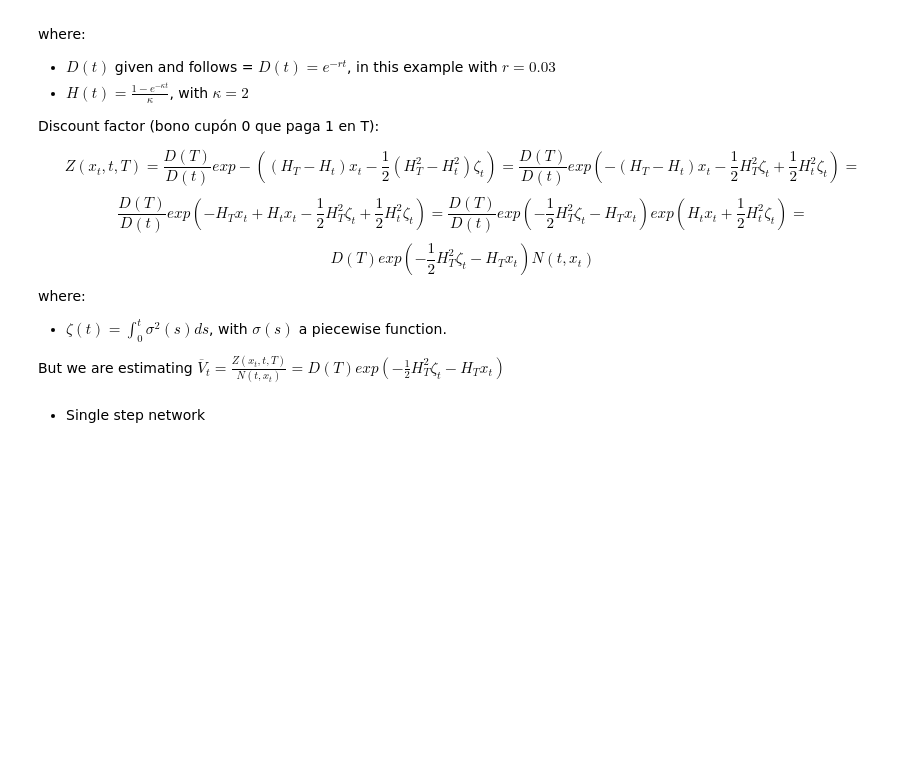
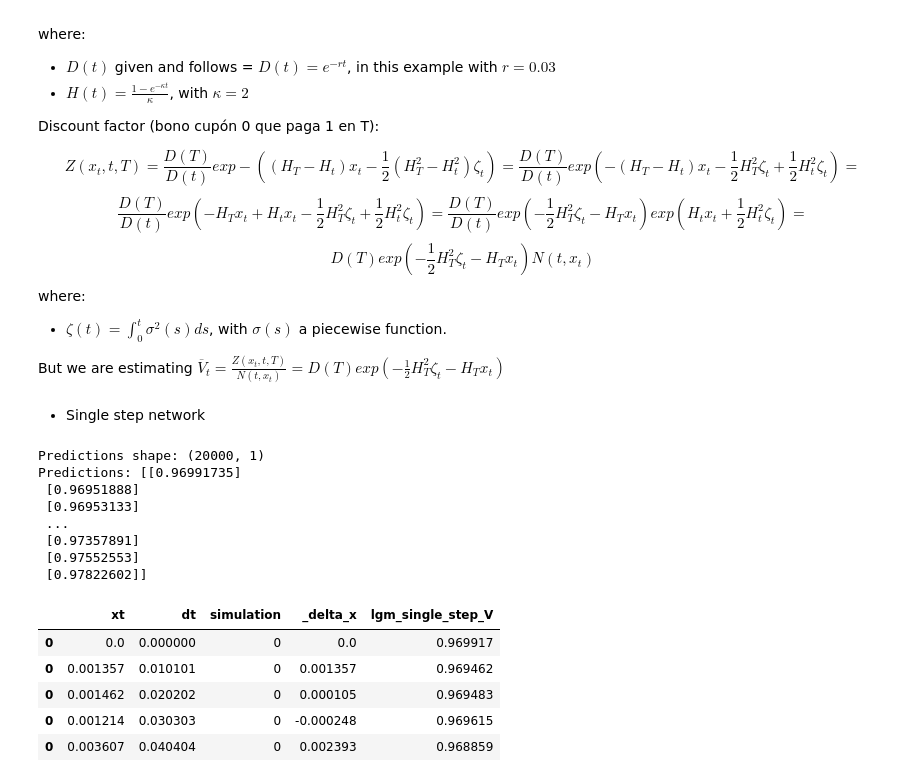
Before and after one commit to borjaf696/LGM_BFSDE, a Jupyter notebook: notebooks/simulation_zero_bound.ipynb, the cells around one changed output. Cells and saved outputs as stored; diff of their text form; code cells hidden in the pictures; blank space fills up the shorter version.

```diff
--- a/notebooks/simulation_zero_bound.ipynb
+++ b/notebooks/simulation_zero_bound.ipynb
@@ -401,34 +429,50 @@ df_x['simulation'] = df_x_tmp.explode('simulation')['simulation']
 df_x['_delta_x'] = df_x.groupby([
     'simulation',
 ])['xt'].shift(1)
 df_x['_delta_x'] = (df_x['xt'] - df_x['_delta_x'])
 df_x.loc[df_x._delta_x.isna(), '_delta_x'] = 0.
 # Sort to get the examples in blocks
 df_x.sort_values(
     [
         'simulation',
         'dt'
     ],
     inplace = True
 )
 # Adjust x
 mc_paths_tranformed = df_x[['xt', 'dt']].values.astype(np.float64)
 delta_x = df_x._delta_x.values.astype(np.float64)
 # mc_paths_tranformed = np.reshape(mc_paths_tranformed, (N_steps * nsims, 2)).T
 # Data used as features
 x = mc_paths_tranformed.astype(np.float64)
 x = tf.constant(x)
 v_lgm_single_step, predictions = lgm_single_step.predict(x,
                                                          delta_x,
-                                                         build_masks = True)
+                                                         build_masks = True,
+                                                         debug = True)
 # Adapt output
 results = pd.DataFrame(
     zip(v_lgm_single_step),
     columns = ['results']
 )
 v_lgm_single_step = results.explode('results').values
 df_x['lgm_single_step_V'] = v_lgm_single_step.astype(np.float64)
 df_x.head()
+# %% [output]
+Predictions shape: (20000, 1)
+Predictions: [[0.96991735]
+ [0.96951888]
+ [0.96953133]
+ ...
+ [0.97357891]
+ [0.97552553]
+ [0.97822602]]
+|  | xt | dt | simulation | _delta_x | lgm_single_step_V |
+| 0 | 0.0 | 0.000000 | 0 | 0.0 | 0.969917 |
+| 0 | 0.001357 | 0.010101 | 0 | 0.001357 | 0.969462 |
+| 0 | 0.001462 | 0.020202 | 0 | 0.000105 | 0.969483 |
+| 0 | 0.001214 | 0.030303 | 0 | -0.000248 | 0.969615 |
+| 0 | 0.003607 | 0.040404 | 0 | 0.002393 | 0.968859 |
 # %%
 v_df = pd.DataFrame(
     zip(df_x.lgm_single_step_V.values,
```
Also changed, not shown: parts of 8 cells of this notebook, 15 other files.
